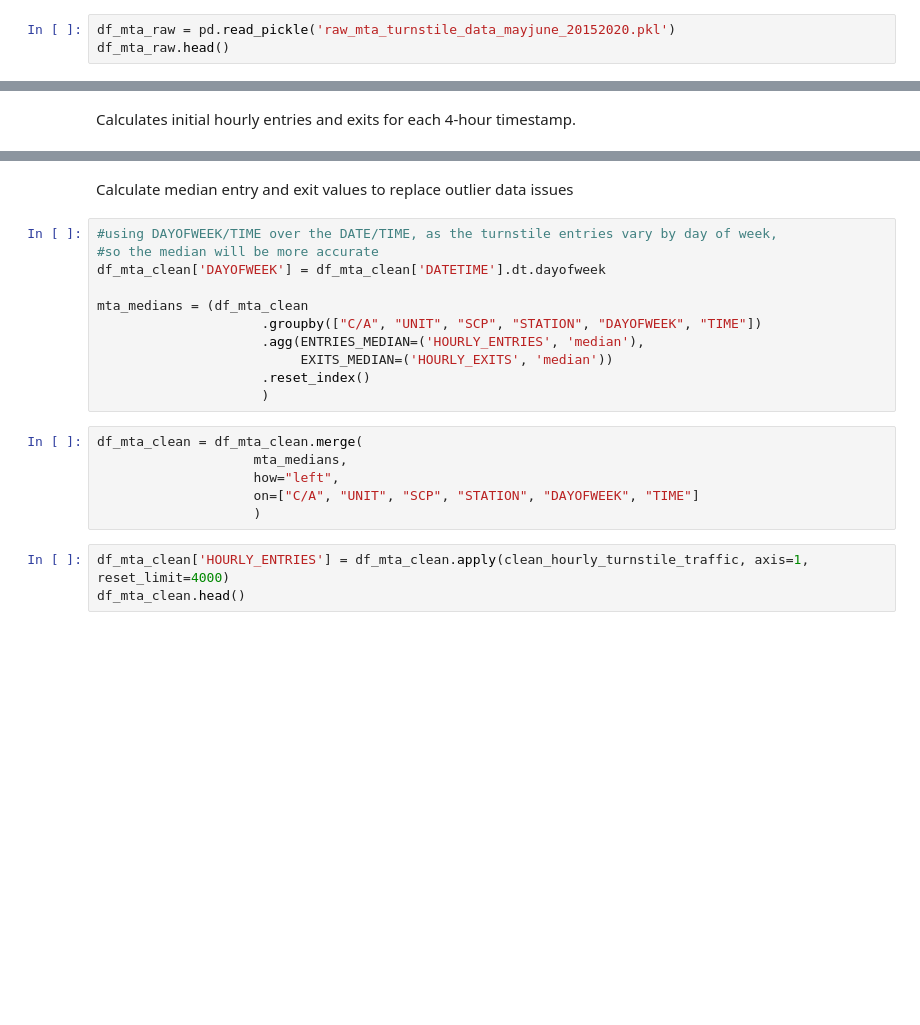
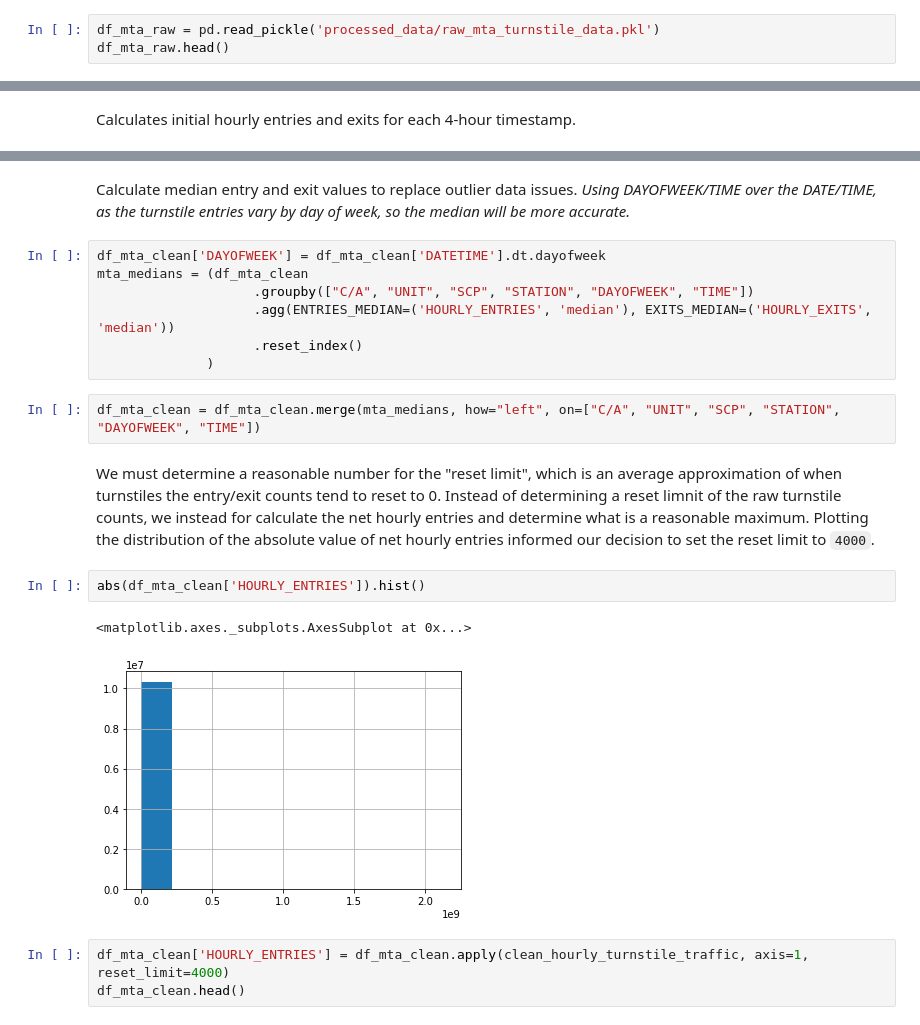
Before and after one commit to stephenjkaplan/metis-project1-mta, a Jupyter notebook: Data Acquisition & Cleaning.ipynb, the cells around one changed output, grey strips where cells are left out. Drawn from its saved outputs; the diff is of its cells as text; blank space fills up the shorter version.

Commit message:
cleaned up and completed data cleaning notebook, moved some functionality to data_cleaning_utilities.py

```diff
--- a/Data Acquisition & Cleaning.ipynb
+++ b/Data Acquisition & Cleaning.ipynb
@@ -86,7 +44,7 @@ raw_master_df.to_pickle('raw_mta_turnstile_data_mayjune_20152020.pkl')
 ### Data Cleaning
 Load pickled data.
 # %%
-df_mta_raw = pd.read_pickle('raw_mta_turnstile_data_mayjune_20152020.pkl')
+df_mta_raw = pd.read_pickle('processed_data/raw_mta_turnstile_data.pkl')
 df_mta_raw.head()
 # %% [output]
 |  | C/A | UNIT | SCP | STATION | LINENAME | DIVISION | DATE | TIME | DESC | ENTRIES | EXITS |
@@ -290,24 +246,23 @@ df_mta_clean.head()
 | 4 | A002 | R051 | 02-00-00 | LEXINGTON AVE | NQR456 | BMT | 04/25/2015 | 16:00:00 | 5107250 | 1729858 | 2015-04-25 16:00:00 | ... |
 | 5 | A002 | R051 | 02-00-00 | LEXINGTON AVE | NQR456 | BMT | 04/25/2015 | 20:00:00 | 5107620 | 1729914 | 2015-04-25 20:00:00 | ... |
 # %% [markdown]
-Calculate median entry and exit values to replace outlier data issues
+Calculate median entry and exit values to replace outlier data issues. _Using DAYOFWEEK/TIME over the DATE/TIME, as the turnstile entries vary by day of week, so the median will be more accurate._
 # %%
-#using DAYOFWEEK/TIME over the DATE/TIME, as the turnstile entries vary by day of week,
-#so the median will be more accurate
 df_mta_clean['DAYOFWEEK'] = df_mta_clean['DATETIME'].dt.dayofweek
-
 mta_medians = (df_mta_clean
-                     .groupby(["C/A", "UNIT", "SCP", "STATION", "DAYOFWEEK", "TIME"])
-                     .agg(ENTRIES_MEDIAN=('HOURLY_ENTRIES', 'median'),
-                          EXITS_MEDIAN=('HOURLY_EXITS', 'median'))
-                     .reset_index()
-                     )
+                    .groupby(["C/A", "UNIT", "SCP", "STATION", "DAYOFWEEK", "TIME"])
+                    .agg(ENTRIES_MEDIAN=('HOURLY_ENTRIES', 'median'), EXITS_MEDIAN=('HOURLY_EXITS', 'median'))
+                    .reset_index()
+              )
 # %%
-df_mta_clean = df_mta_clean.merge(
-                    mta_medians,
-                    how="left",
-                    on=["C/A", "UNIT", "SCP", "STATION", "DAYOFWEEK", "TIME"]
-                    )
+df_mta_clean = df_mta_clean.merge(mta_medians, how="left", on=["C/A", "UNIT", "SCP", "STATION", "DAYOFWEEK", "TIME"])
+# %% [markdown]
+We must determine a reasonable number for the "reset limit", which is an average approximation of when turnstiles the entry/exit counts tend to reset to 0. Instead of determining a reset limnit of the raw turnstile counts, we instead for calculate the net hourly entries and determine what is a reasonable maximum. Plotting the distribution of the absolute value of net hourly entries informed our decision to set the reset limit to `4000`.
+# %%
+abs(df_mta_clean['HOURLY_ENTRIES']).hist()
+# %% [output]
+<matplotlib.axes._subplots.AxesSubplot at 0x...>
+[figure, added]
 # %%
 df_mta_clean['HOURLY_ENTRIES'] = df_mta_clean.apply(clean_hourly_turnstile_traffic, axis=1, reset_limit=4000)
 df_mta_clean.head()
```
Also changed, not shown: parts of 24 cells of this notebook, 2 other files.
